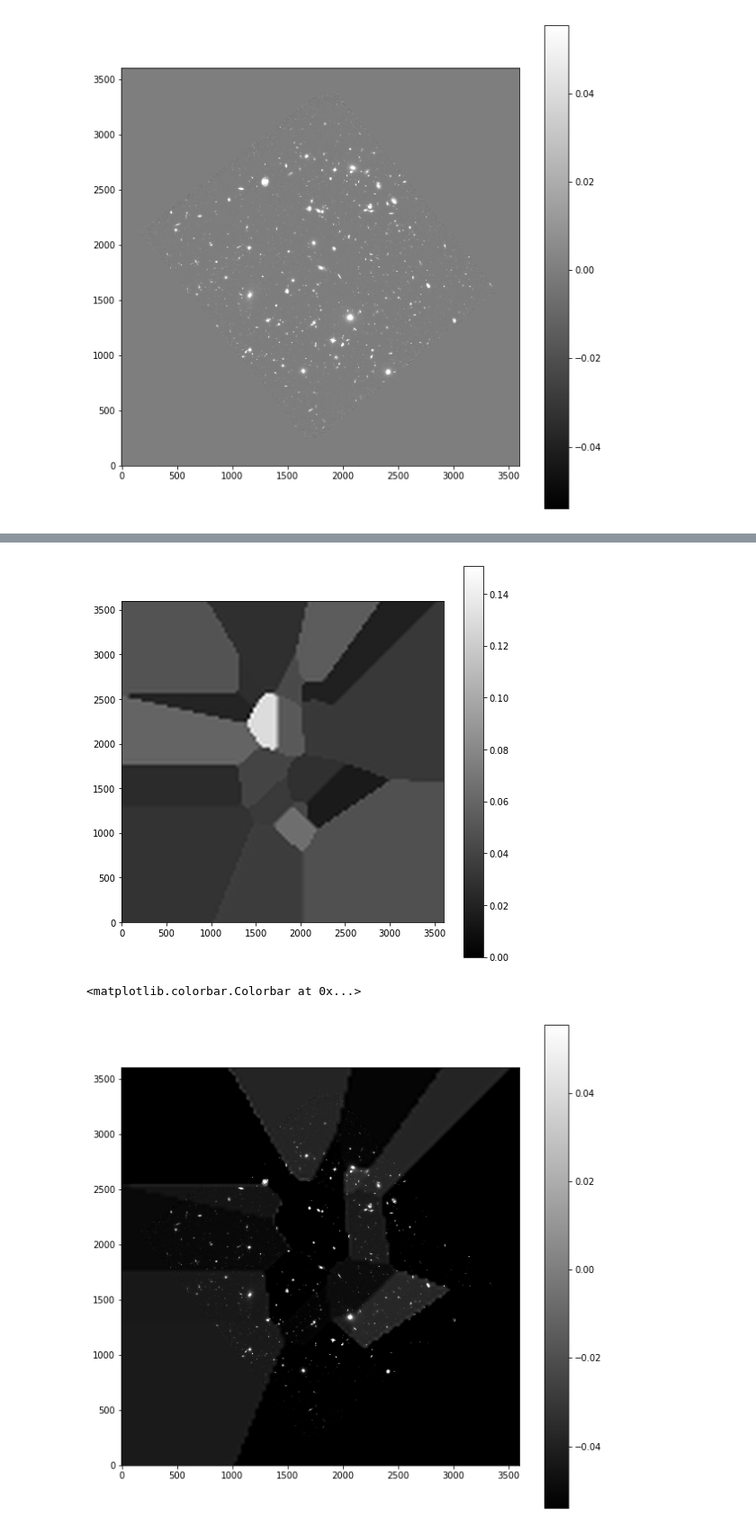
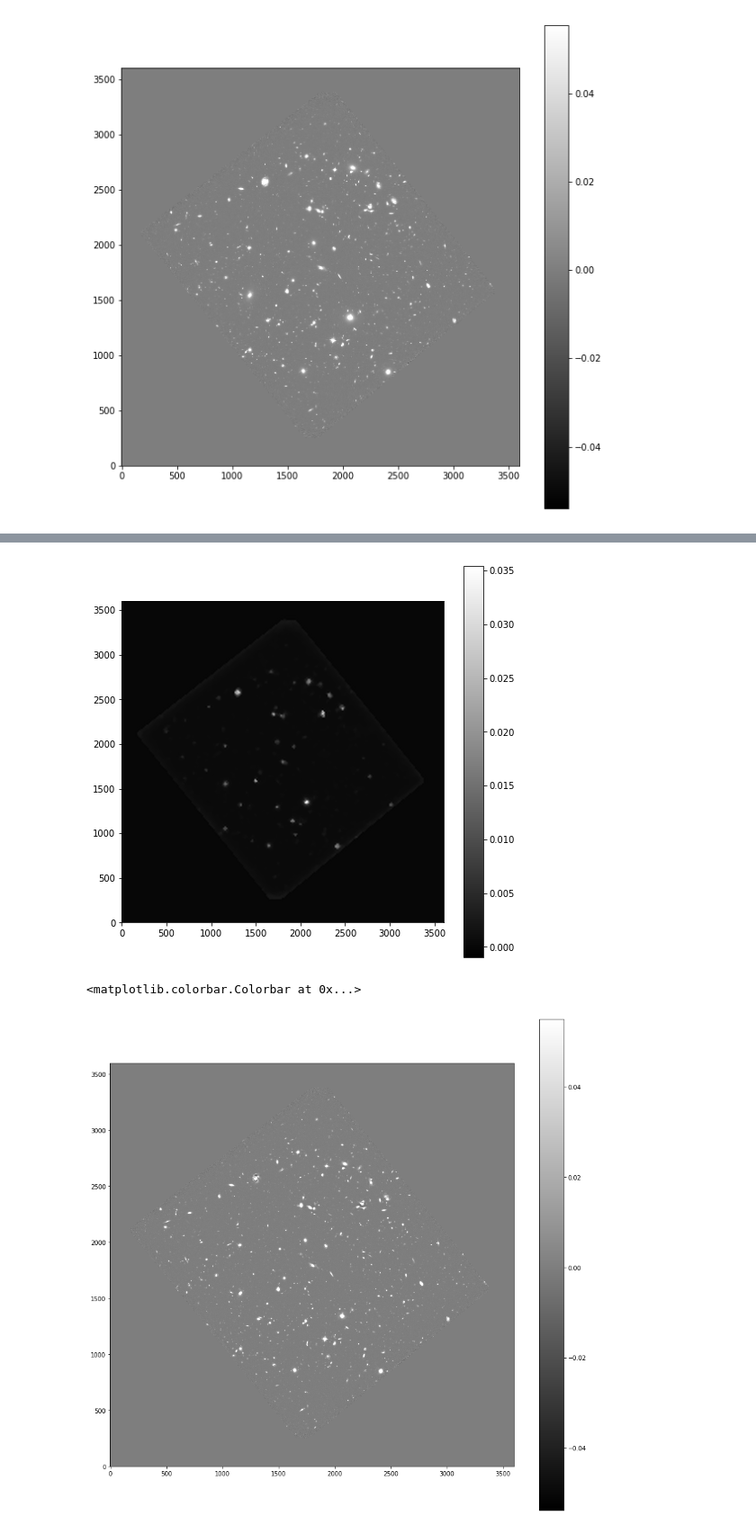
Before and after one commit to tiseever/ASTR_119_Final_Project, a Jupyter notebook: Test_Source_Detection.ipynb, the cells around one changed output, grey strips where cells are left out. Shown: that part at 90% size. Drawn from its saved outputs; the diff is of its cells as text; code cells hidden in the pictures.

```diff
--- a/Test_Source_Detection.ipynb
+++ b/Test_Source_Detection.ipynb
@@ -25,8 +25,7 @@ plt.colorbar();
 [figure]
 # %%
 data = data.byteswap(inplace=True).newbyteorder()
-msk = data<0.025
-bkg = sep.Background(data, mask=msk, maskthresh=0, bw=32, bh=32, fw=3, fh=3, fthresh=0.0)
+bkg = sep.Background(data, bw=16, bh=16)
 # %%
 print(bkg.globalback)
 print(bkg.globalrms)
@@ -48,14 +47,14 @@ plt.figure(figsize=(8,8))
 plt.imshow(bkg_rms, interpolation='nearest', cmap='gray', origin='lower')
 plt.colorbar();
 # %% [output]
-[figure, old version]
+[figure, new version]
 # %%
 data_sub = data - bkg
 # %%
-plt.figure(figsize=(10,10))
+plt.figure(figsize=(15,15))
 plt.imshow(data_sub, interpolation='nearest', cmap='gray', vmin=m-s, vmax=m+s, origin='lower')
 plt.colorbar()
 # %% [output]
 <matplotlib.colorbar.Colorbar at 0x...>
-[figure, old version]
+[figure, new version]
 # %%
```
Also changed, not shown: parts of 6 cells of this notebook, 1 other file.
